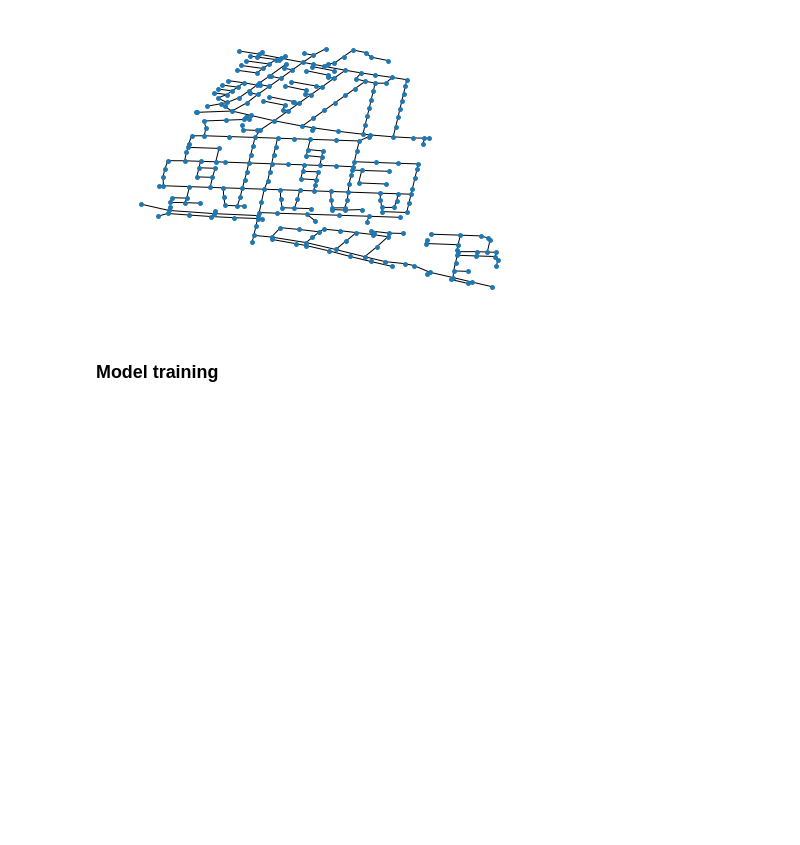
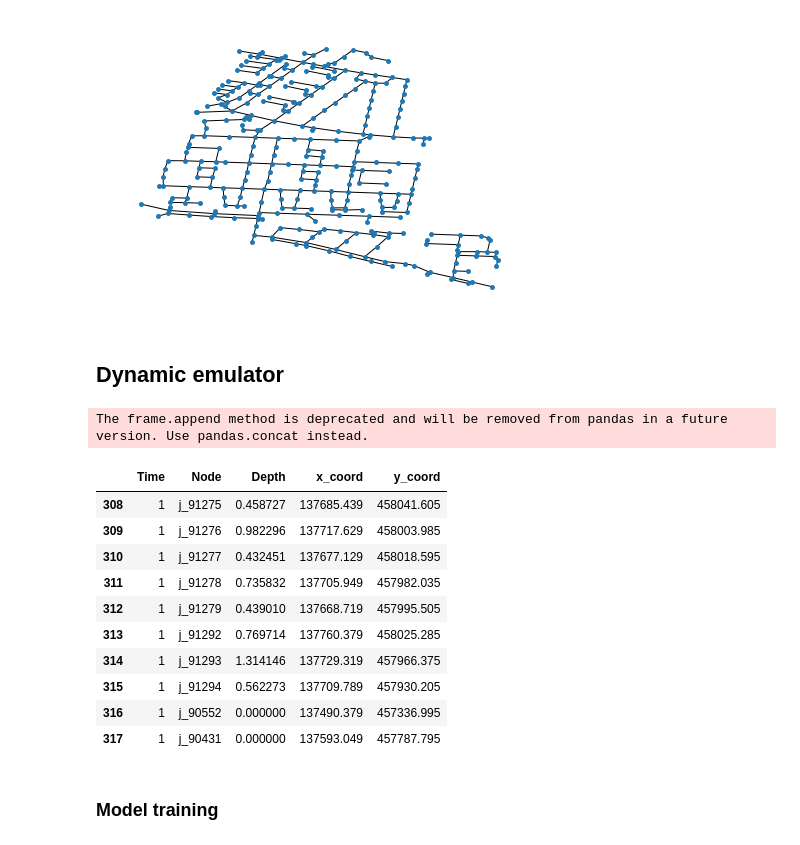
Before and after one commit to alextremo0205/SWMM_Hybrid_approach, a Jupyter notebook: Head_change_training.ipynb, the cells around one changed output. Saved outputs shown, nothing was run; the diff lists cells and outputs as text; code cells hidden in the pictures; blank space fills up the shorter version.

```diff
--- a/Head_change_training.ipynb
+++ b/Head_change_training.ipynb
@@ -56,7 +58,7 @@ for dry_period in dry_periods_index:
 ## Separate samples in training/validation/testing
 # %%
 # set aside 20% of train and test data for evaluation
-X_train, X_test, y_train, y_test = train_test_split(x_values, y_values,
+X_train, X_test, y_train, y_test = train_test_split(h0_values, h1_values,
     test_size=0.2, shuffle = True, random_state = 8)
 
 # Use the same function above for the validation set
@@ -130,3 +131,44 @@ pos = nx.get_node_attributes(G, 'pos')
 nx.draw(G, pos = pos, node_size=15)
 # %% [output]
 [figure]
+# %% [markdown]
+## Dynamic emulator
+# %%
+original_h0 = normalized_x
+original_min = nx.get_node_attributes(G, 'elevation')
+original_A_catch = nx.get_node_attributes(G, 'area_subcatchment')
+
+pos = nx.get_node_attributes(G, 'pos')
+# %%
+def to_pd_rows(timestep, h):
+    rows = [[timestep, node, depth - float(original_min[node]), pos[node][0], pos[node][1]] for node, depth in h.items()]
+    return rows
+# %%
+h = original_h0[0]
+h_pd = to_pd_rows(0,h) #pd.DataFrame.from_dict(h, orient='index', columns=['Depth'])
+
+df = pd.DataFrame(h_pd, columns = ['Time' , 'Node', 'Depth', 'x_coord' , 'y_coord'])
+
+pump_state = 0
+for time in range(1):
+
+    h= gvf.difussion(G,h)#, original_min, time, pump_state)
+    new_h_rows = pd.DataFrame(to_pd_rows(time+1,h), columns = ['Time' , 'Node', 'Depth', 'x_coord' , 'y_coord'])
+
+    df = df.append(new_h_rows)
+# %% [output]
+The frame.append method is deprecated and will be removed from pandas in a future version. Use pandas.concat instead.
+# %%
+df.tail(10)
+# %% [output]
+|  | Time | Node | Depth | x_coord | y_coord |
+| 308 | 1 | j_91275 | 0.458727 | 137685.439 | 458041.605 |
+| 309 | 1 | j_91276 | 0.982296 | 137717.629 | 458003.985 |
+| 310 | 1 | j_91277 | 0.432451 | 137677.129 | 458018.595 |
+| 311 | 1 | j_91278 | 0.735832 | 137705.949 | 457982.035 |
+| 312 | 1 | j_91279 | 0.439010 | 137668.719 | 457995.505 |
+| 313 | 1 | j_91292 | 0.769714 | 137760.379 | 458025.285 |
+| 314 | 1 | j_91293 | 1.314146 | 137729.319 | 457966.375 |
+| 315 | 1 | j_91294 | 0.562273 | 137709.789 | 457930.205 |
+| 316 | 1 | j_90552 | 0.000000 | 137490.379 | 457336.995 |
+| 317 | 1 | j_90431 | 0.000000 | 137593.049 | 457787.795 |
```
Also changed, not shown: parts of 6 cells of this notebook, 3 other files.
